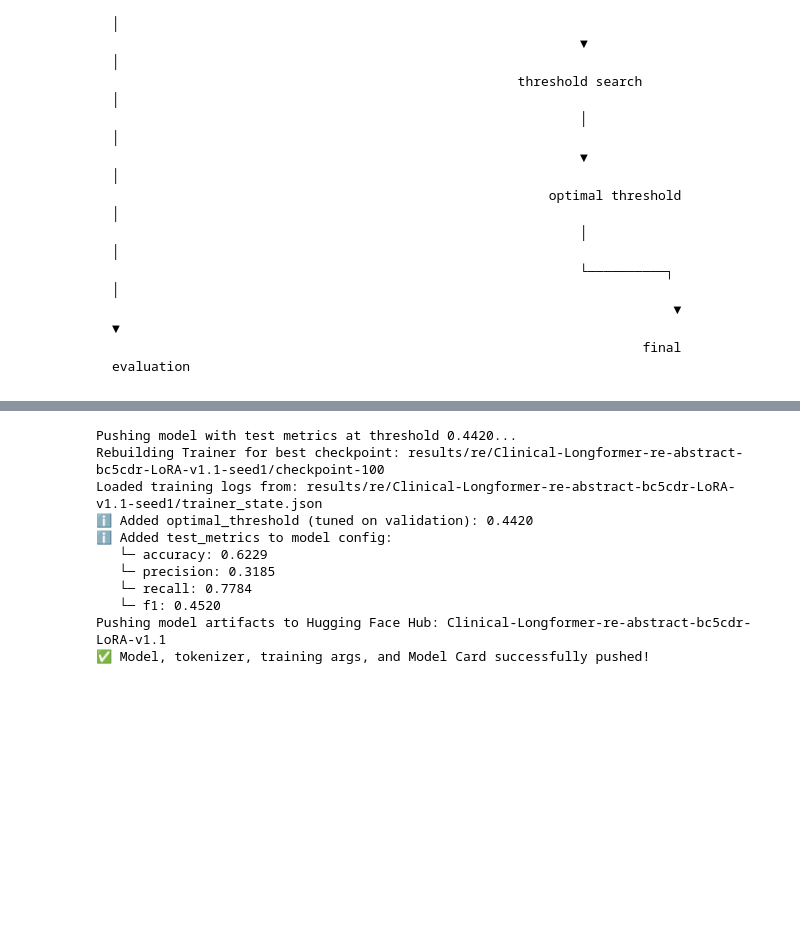
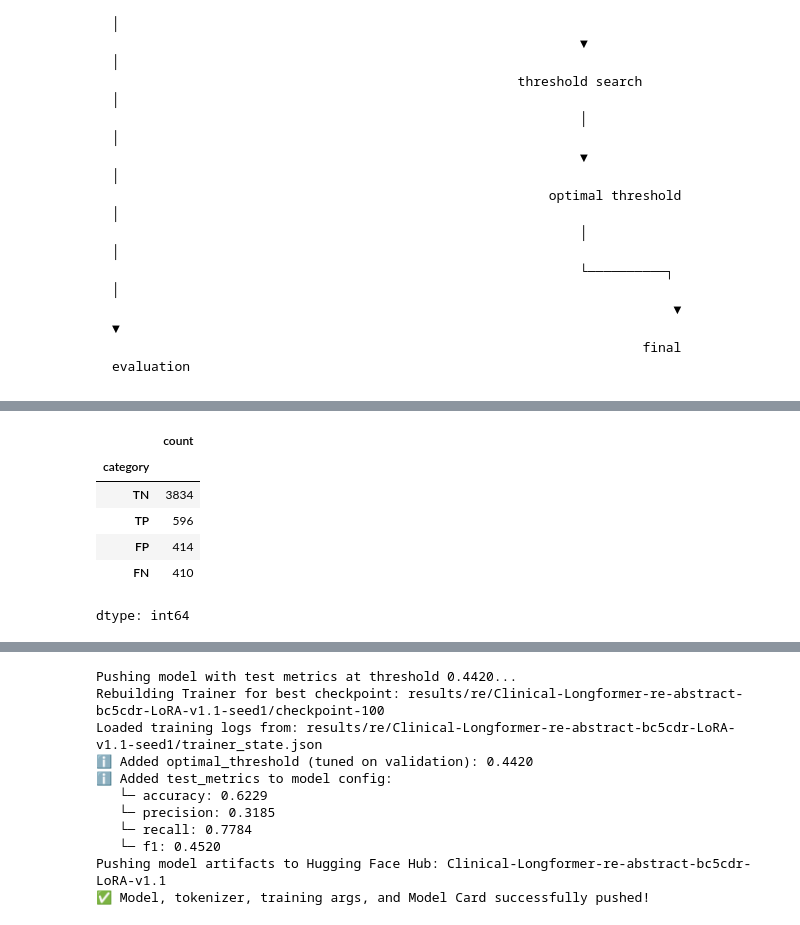
Before and after one commit to Francesco-Alb/biomed-ie-distill-xai, a Jupyter notebook: notebooks/04_re_eval.ipynb, the cells around one changed output, grey strips where cells are left out. Saved outputs shown, nothing was run; the diff lists cells and outputs as text; code cells hidden in the pictures; blank space fills up the shorter version.

```diff
--- a/notebooks/04_re_eval.ipynb
+++ b/notebooks/04_re_eval.ipynb
@@ -272,0 +333,10 @@ Optimal threshold found: 0.4420
+# %%
+errors_df['category'].value_counts()
+# %% [output]
+|  | count |
+| category |  |
+| TN | 3834 |
+| TP | 596 |
+| FP | 414 |
+| FN | 410 |
+dtype: int64
```
Also changed, not shown: parts of 18 cells of this notebook, 11 other files.
